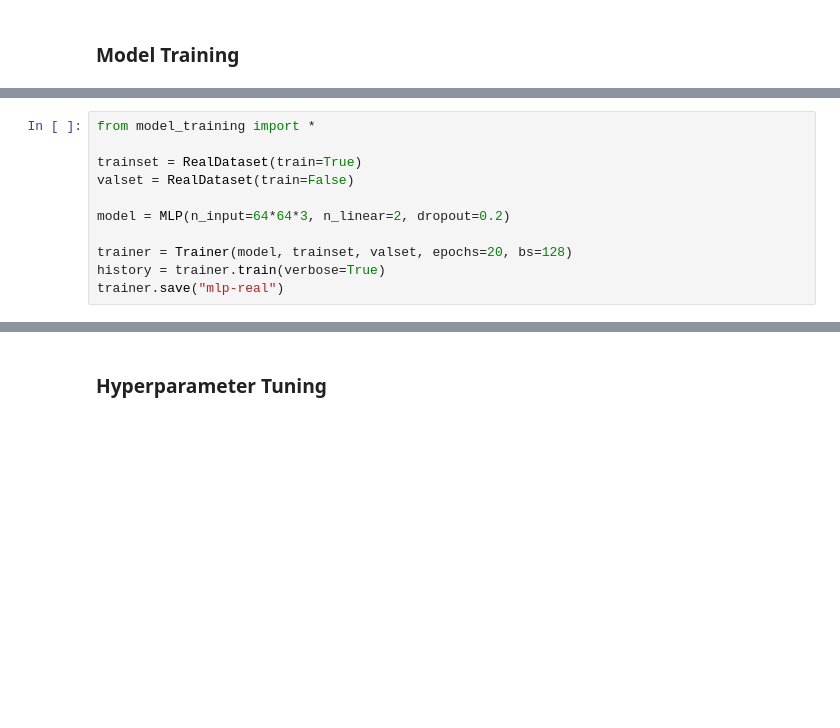
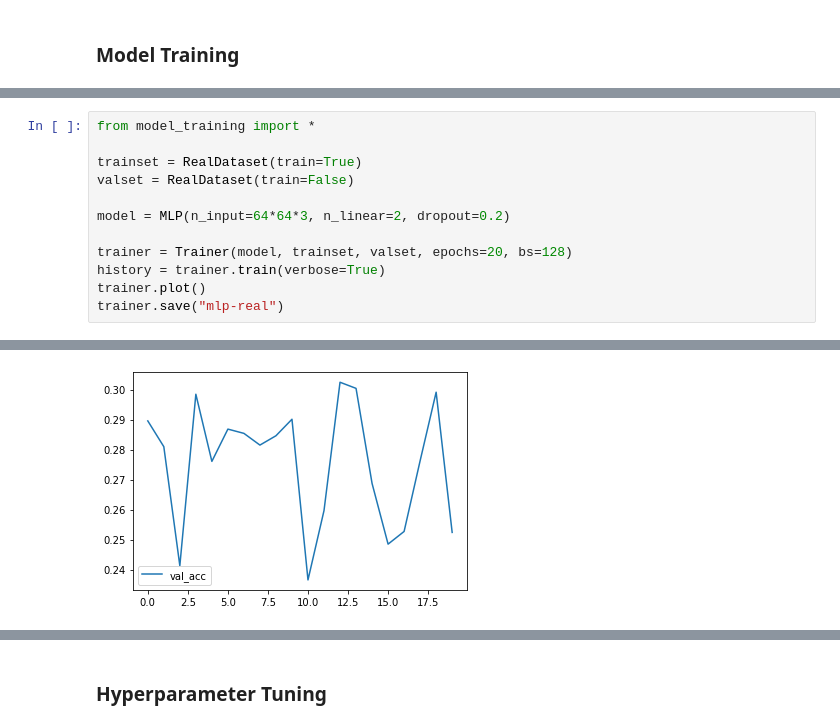
Before and after one commit to rish-16/cs4243-project, a Jupyter notebook: refactoring.ipynb, the cells around one changed output, grey strips where cells are left out. Cells and saved outputs as stored; diff of their text form; blank space fills up the shorter version.

```diff
--- a/refactoring.ipynb
+++ b/refactoring.ipynb
@@ -137,5 +140,6 @@ model = MLP(n_input=64*64*3, n_linear=2, dropout=0.2)
 
 trainer = Trainer(model, trainset, valset, epochs=20, bs=128)
 history = trainer.train(verbose=True)
+trainer.plot()
 trainer.save("mlp-real")
 # %% [output]
@@ -159,3 +166,4 @@ Epoch: 19 | Train Loss: 3.631 | Train Acc: 0.285 | Val Loss: 4.360 | Val Acc: 0.
+[figure, added]
 # %%
 from model_training import *
 
```
Also changed, not shown: parts of 19 cells of this notebook, 35 other files.
